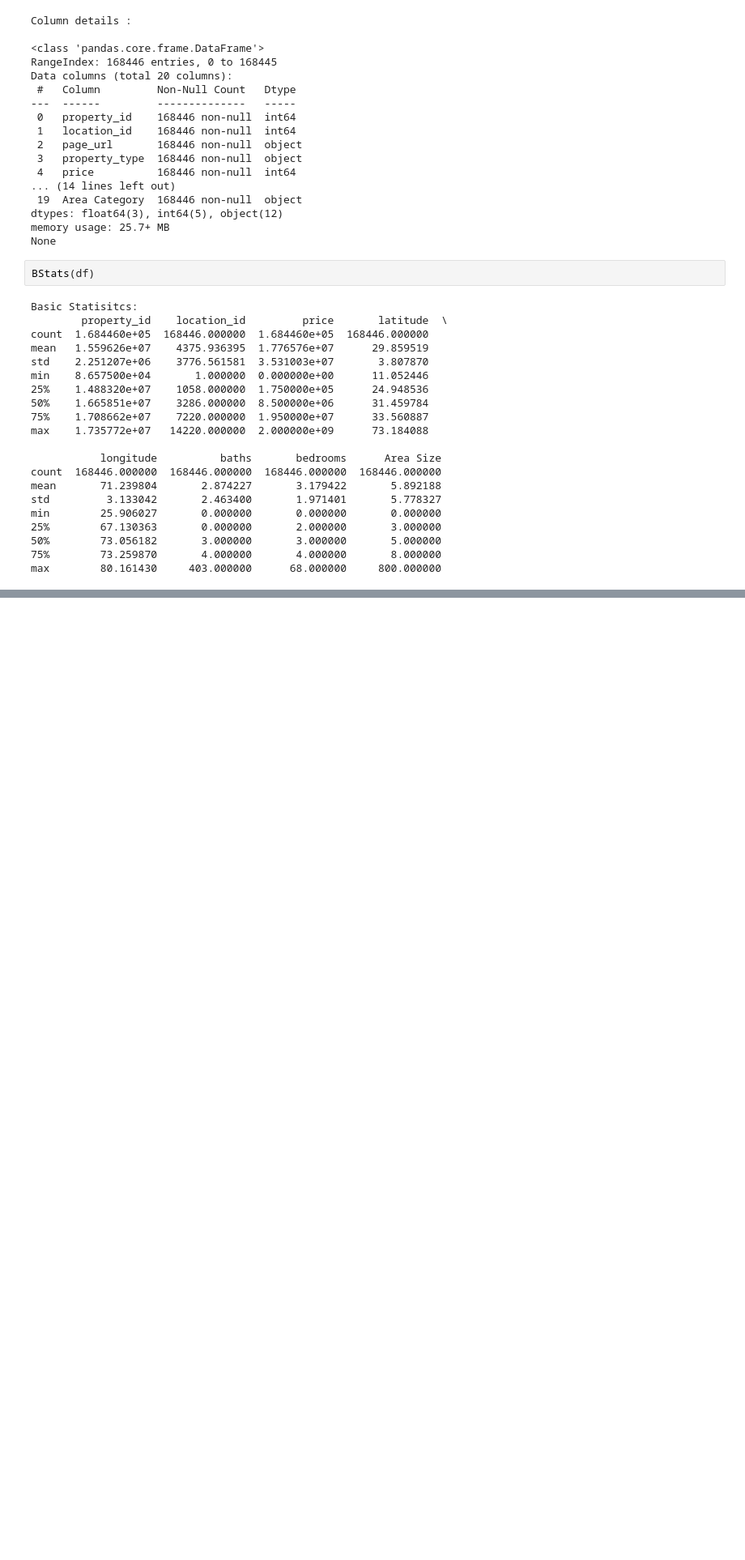
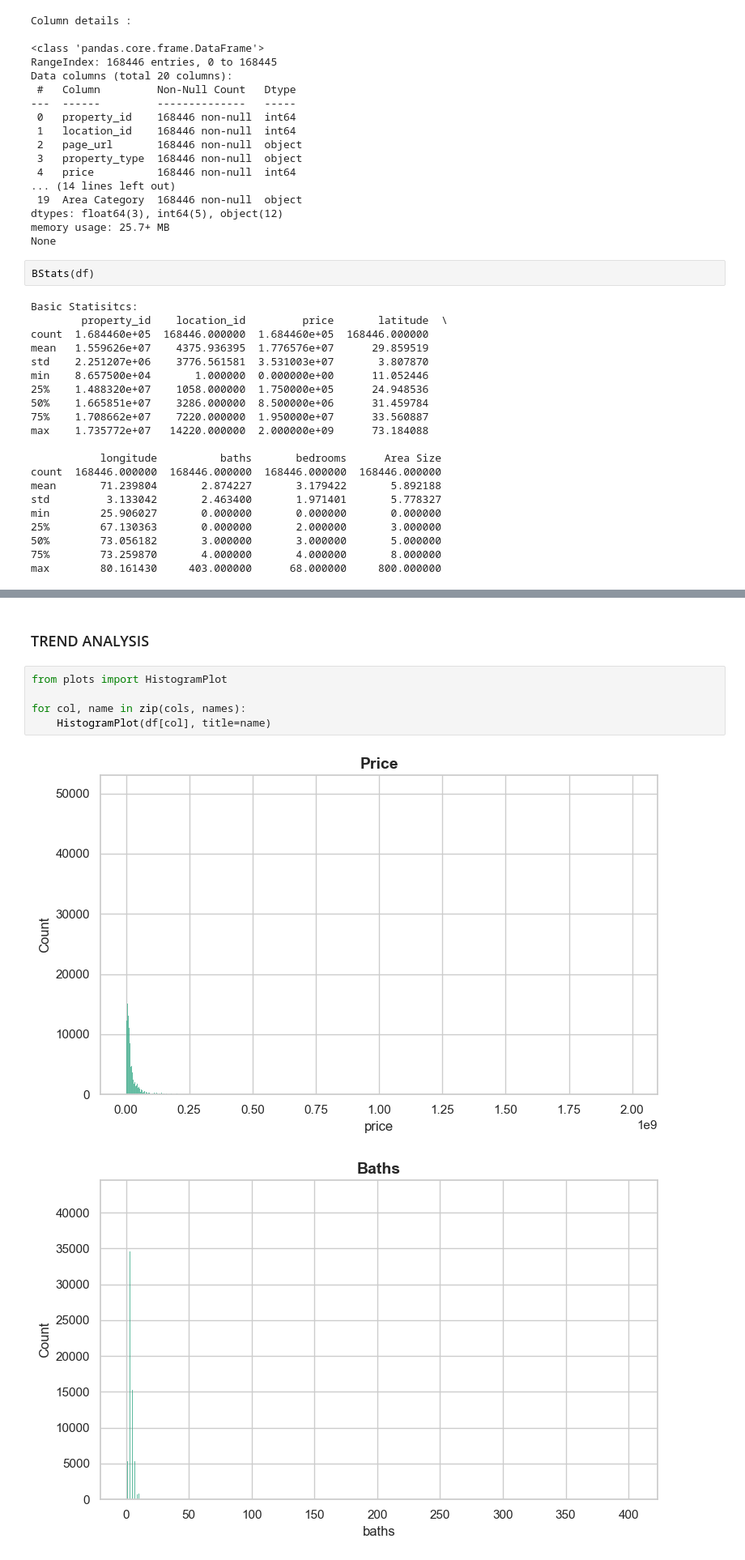
Before and after one commit to Ahadmoen/House_Prices_Pakistan_EDA_PREDICTION, a Jupyter notebook: Project_HousePrices/trendsRawData.ipynb, the cells around one changed output, grey strips where cells are left out. Shown: that part at 81% size. Cells and saved outputs as stored; diff of their text form; blank space fills up the shorter version.

```diff
--- a/Project_HousePrices/trendsRawData.ipynb
+++ b/Project_HousePrices/trendsRawData.ipynb
@@ -94,0 +117,10 @@ for col, name in zip(cols, names):
+# %% [markdown]
+### TREND ANALYSIS
+# %%
+from plots import HistogramPlot
+
+for col, name in zip(cols, names):
+    HistogramPlot(df[col], title=name)
+# %% [output]
+[figure, added]
+[figure, added]
```
Also changed, not shown: parts of 9 cells of this notebook, 2 other files.
